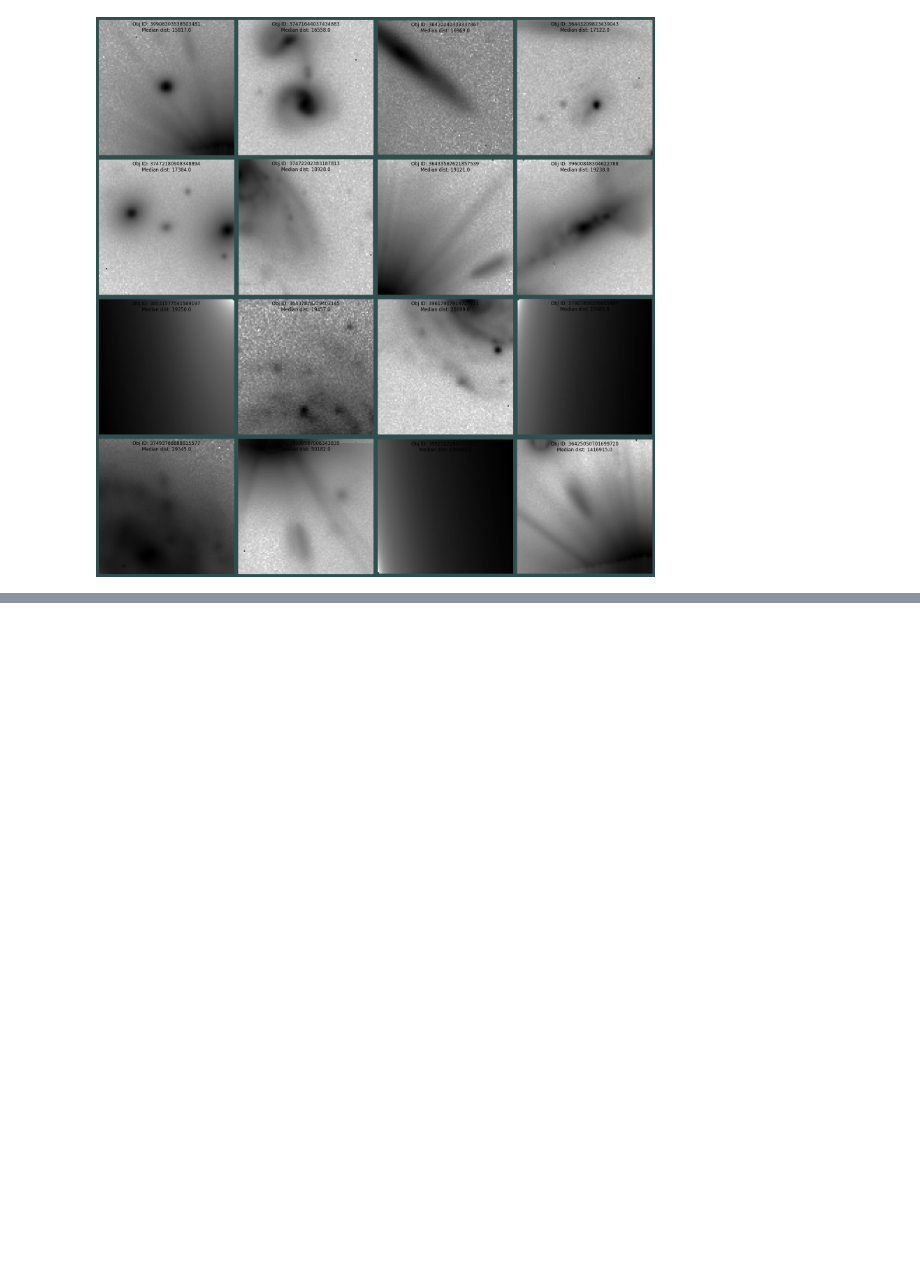
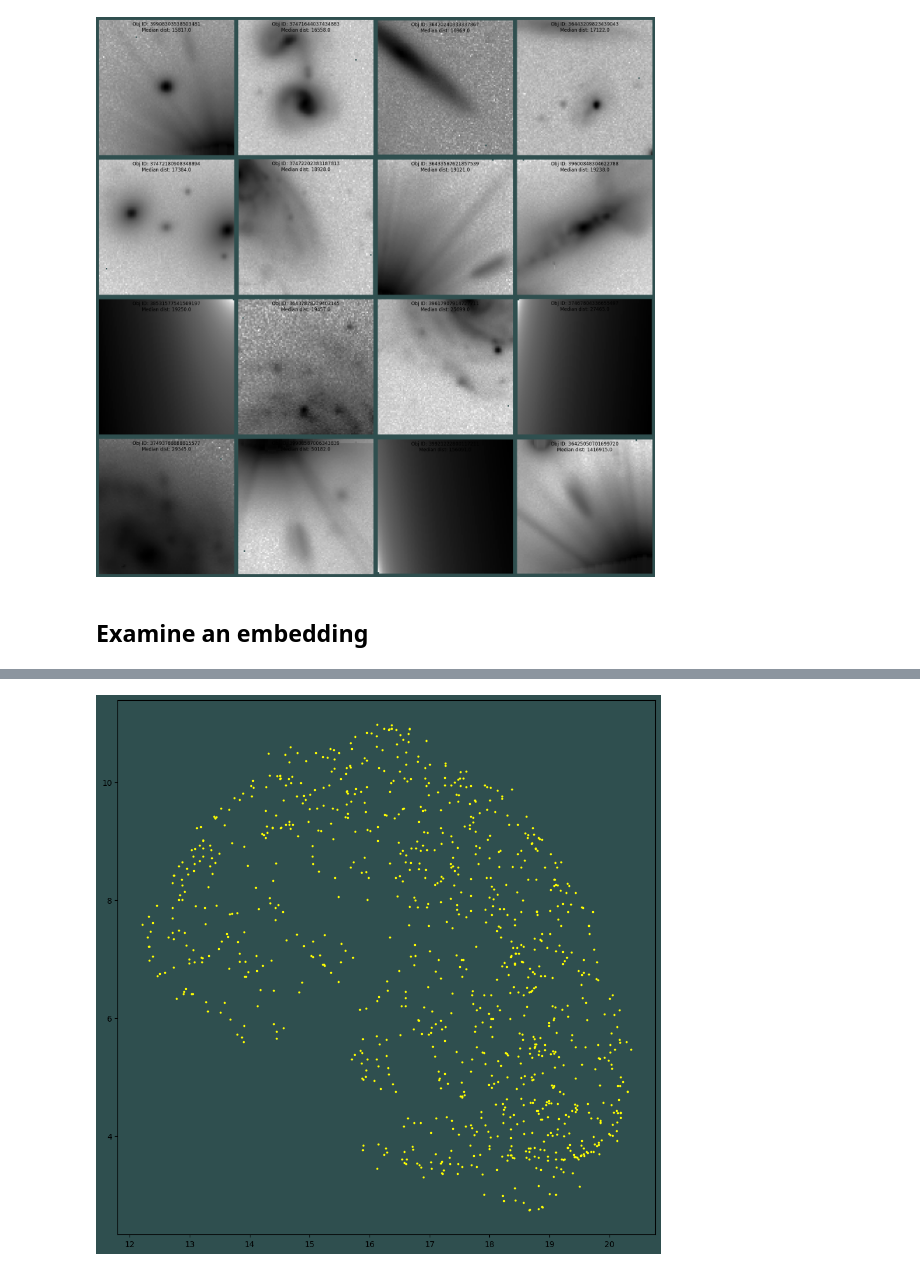
Before and after one commit to lincc-frameworks/fibad, a Jupyter notebook: docs/pre_executed/mpr_demo.ipynb, the cells around one changed output, grey strips where cells are left out. Saved outputs shown, nothing was run; the diff lists cells and outputs as text; code cells hidden in the pictures; blank space fills up the shorter version.

Commit message:
Adding a UMAP section to the notebook demo. (#202)

```diff
--- a/docs/pre_executed/mpr_demo.ipynb
+++ b/docs/pre_executed/mpr_demo.ipynb
@@ -48,6 +48,9 @@ f.config["general"]["data_dir"] = "../../data/hsc_8asec_1000_bu"
 
 # Specify the dataset class that represents the data
 f.config["data_set"]["name"] = "HSCDataSet"
+f.config["data_set"]["train_size"] = 0.8
+f.config["data_set"]["validate_size"] = 0.2
+f.config["data_set"]["test_size"] = 0.0
 
 # Select the model to use for training
 f.config["model"]["name"] = "ExampleAutoencoder"
@@ -366,3 +367,9 @@ plot_grid(sorted_object[:16])
 plot_grid(sorted_object[-16:])
 # %% [output]
 [figure]
+# %% [markdown]
+## Examine an embedding
+# %%
+f.umap()
+plot_umap(find_most_recent_results_dir(f.config, "umap"))
+# %% [output]
@@ -368,0 +377 @@ plot_grid(sorted_object[-16:])
+[figure, added]
```
Also changed, not shown: parts of 6 cells of this notebook, 3 other files.
